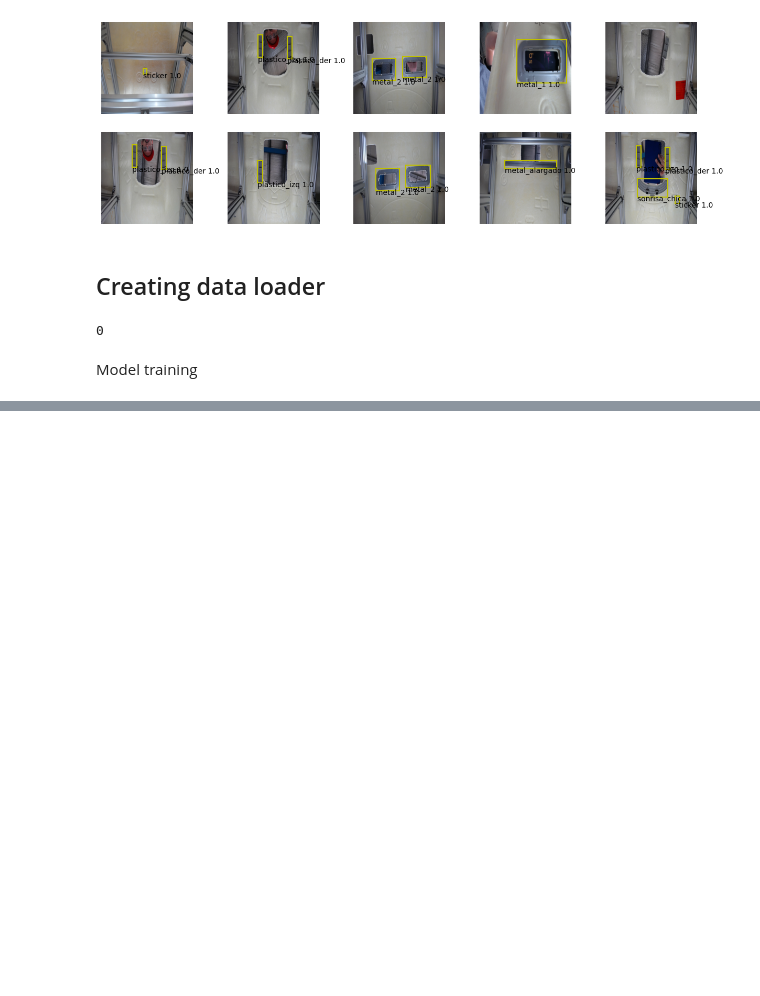
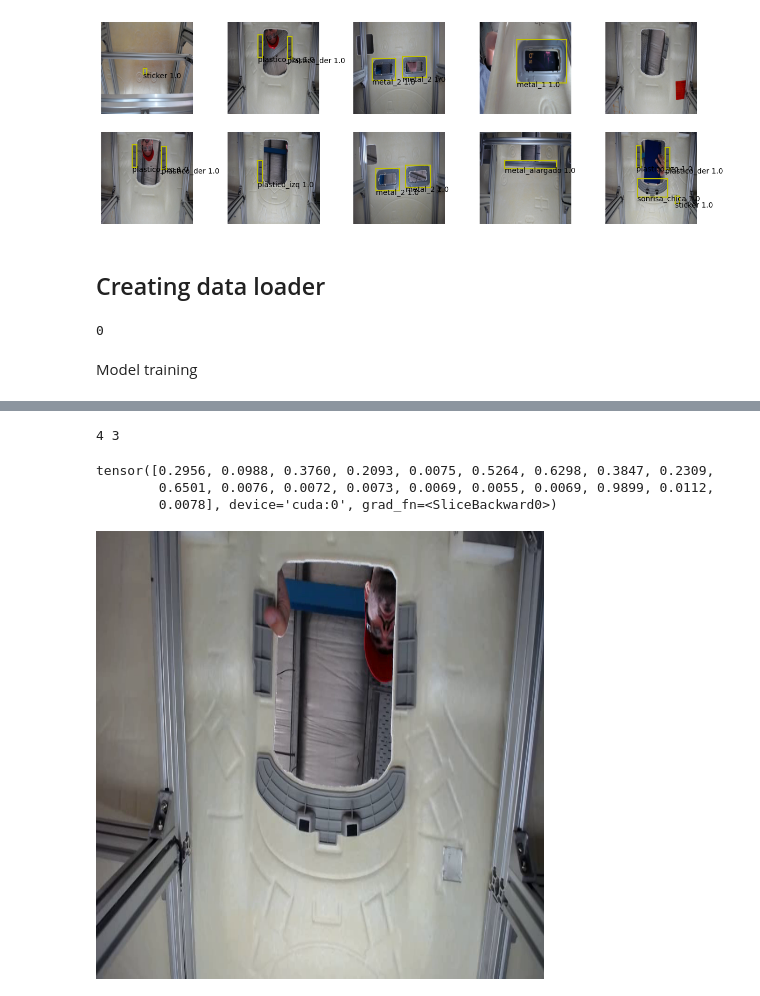
Before and after one commit to maianumerosky/EryxYOLO, a Jupyter notebook: eryxYolo_v0.ipynb, the cells around one changed output, grey strips where cells are left out. Cells and saved outputs as stored; diff of their text form; code cells hidden in the pictures; blank space fills up the shorter version.

```diff
--- a/eryxYolo_v0.ipynb
+++ b/eryxYolo_v0.ipynb
@@ -158,0 +178,28 @@ Error:
+# %%
+from PIL import Image
+from torchvision import transforms
+
+img = Image.open('/notebooks/data/vlcsnap-2023-05-19-16h10m56s388.png')
+img = transforms.ToTensor()(img)
+img = transforms.Resize((448, 448))(img)
+# %%
+img = img.to(device)
+pred = model(img.unsqueeze(0))
+# %%
+for i in range(7):
+    for j in range(7):
+        if pred[0, i, j, 4] > 0.5 or pred[0, i, j, 9] > 0.5:
+            print(i, j)
+# %% [output]
+4 3
+# %%
+pred[0, 4, 3, :]
+# %% [output]
+tensor([0.2956, 0.0988, 0.3760, 0.2093, 0.0075, 0.5264, 0.6298, 0.3847, 0.2309,
+        0.6501, 0.0076, 0.0072, 0.0073, 0.0069, 0.0055, 0.0069, 0.9899, 0.0112,
+        0.0078], device='cuda:0', grad_fn=<SliceBackward0>)
+# %%
+from draw_bbox import torch_to_pil, get_object_class
+torch_to_pil(img)
+# %% [output]
+[figure, added]
```
Also changed, not shown: parts of 9 cells of this notebook.
